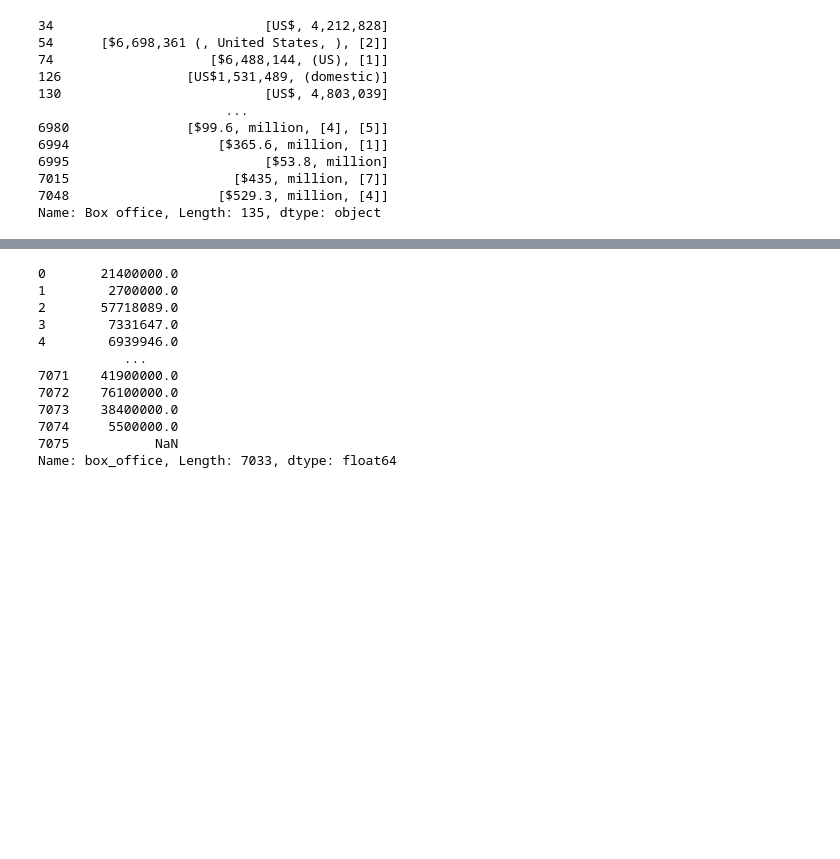
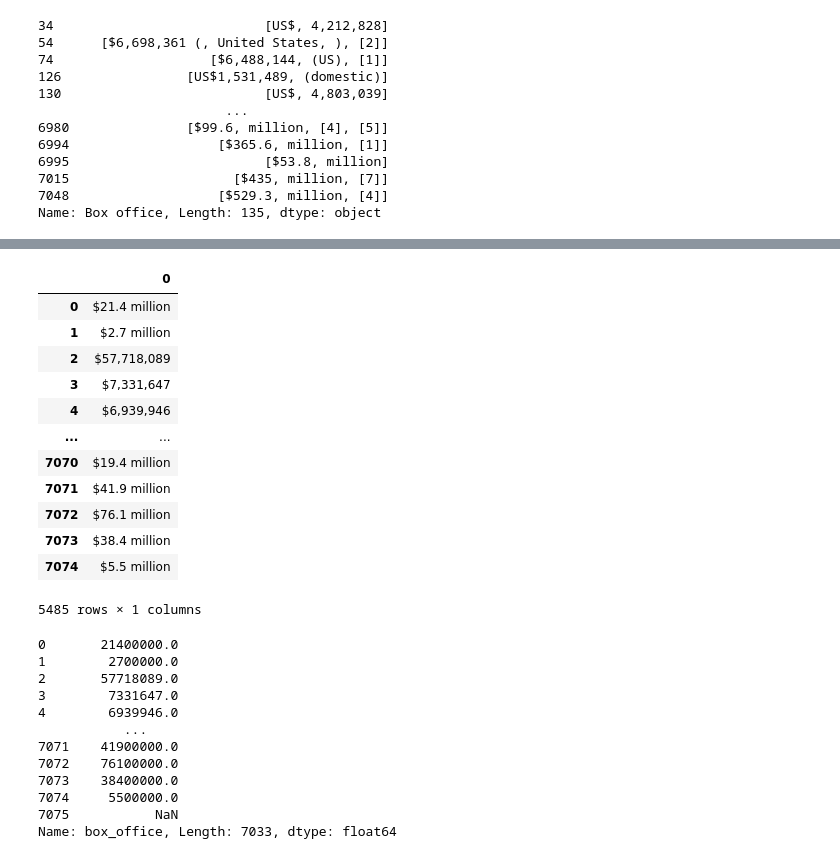
Before and after one commit to emilybstevens/Movies-ETL, a Jupyter notebook: ETL_practice.ipynb, the cells around one changed output, grey strips where cells are left out. Cells and saved outputs as stored; diff of their text form; code cells hidden in the pictures; blank space fills up the shorter version.

```diff
--- a/ETL_practice.ipynb
+++ b/ETL_practice.ipynb
@@ -279,5 +282,5 @@ box_office[box_office.map(lambda x: type(x) != str)]
 7048                   [$529.3, million, [4]]
 Name: Box office, Length: 135, dtype: object
 # %%
-# box_office = box_office.str.replace(r'\$.*[-—–](?![a-z])', '$', regex=True)
+box_office = box_office.str.replace(r'\$.*[-—–](?![a-z])', '$', regex=True)
 # %%
@@ -294,5 +314,19 @@ Name: Box office, Length: 135, dtype: object
 # %%
-# box_office.str.extract(f'({form_one}|{form_two})')
+box_office.str.extract(f'({form_one}|{form_two})')
+# %% [output]
+|  | 0 |
+| 0 | $21.4 million |
+| 1 | $2.7 million |
+| 2 | $57,718,089 |
+| 3 | $7,331,647 |
+| 4 | $6,939,946 |
+| ... | ... |
+| 7070 | $19.4 million |
+| 7071 | $41.9 million |
+| 7072 | $76.1 million |
+| 7073 | $38.4 million |
+| 7074 | $5.5 million |
+5485 rows × 1 columns
 # %%
 def parse_dollars(s):
     # if s is not a string, return NaN
```
Also changed, not shown: parts of 11 cells of this notebook.
